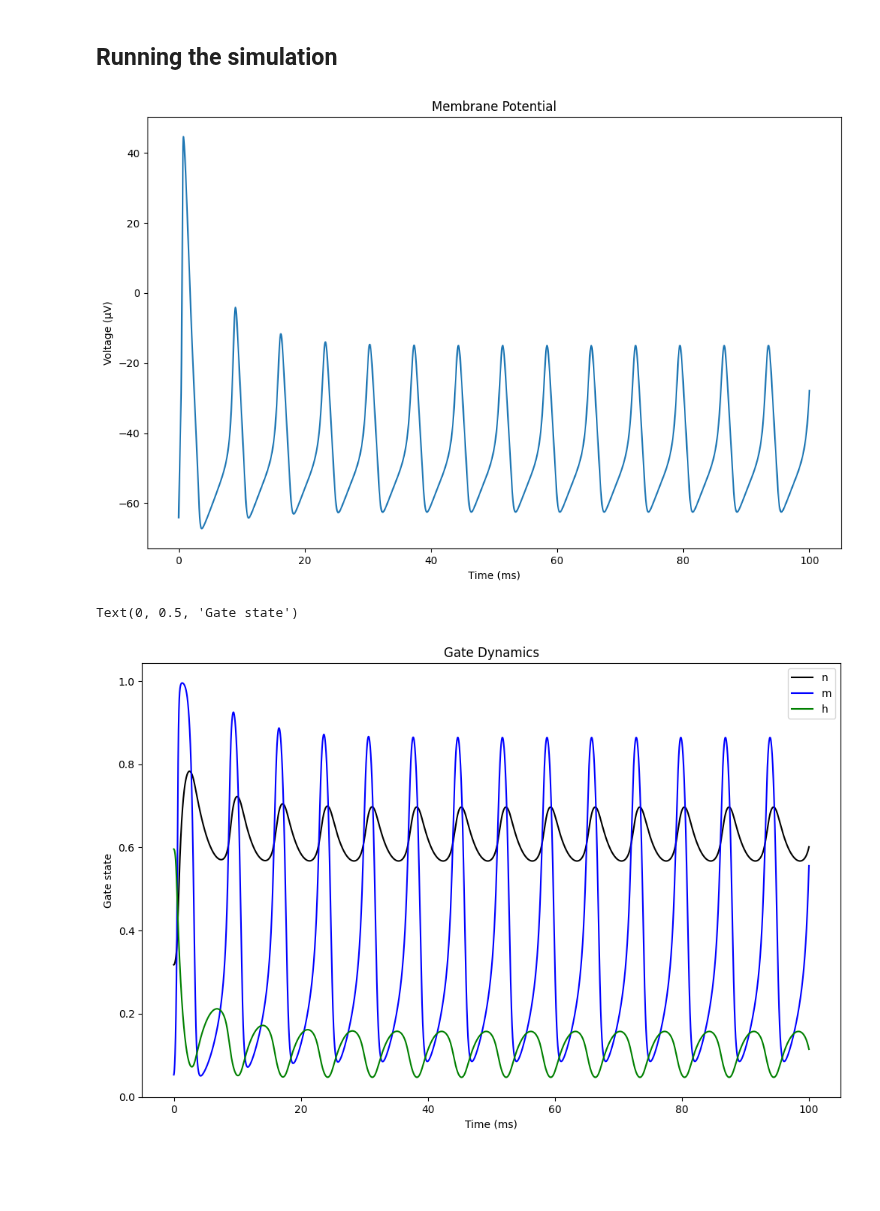
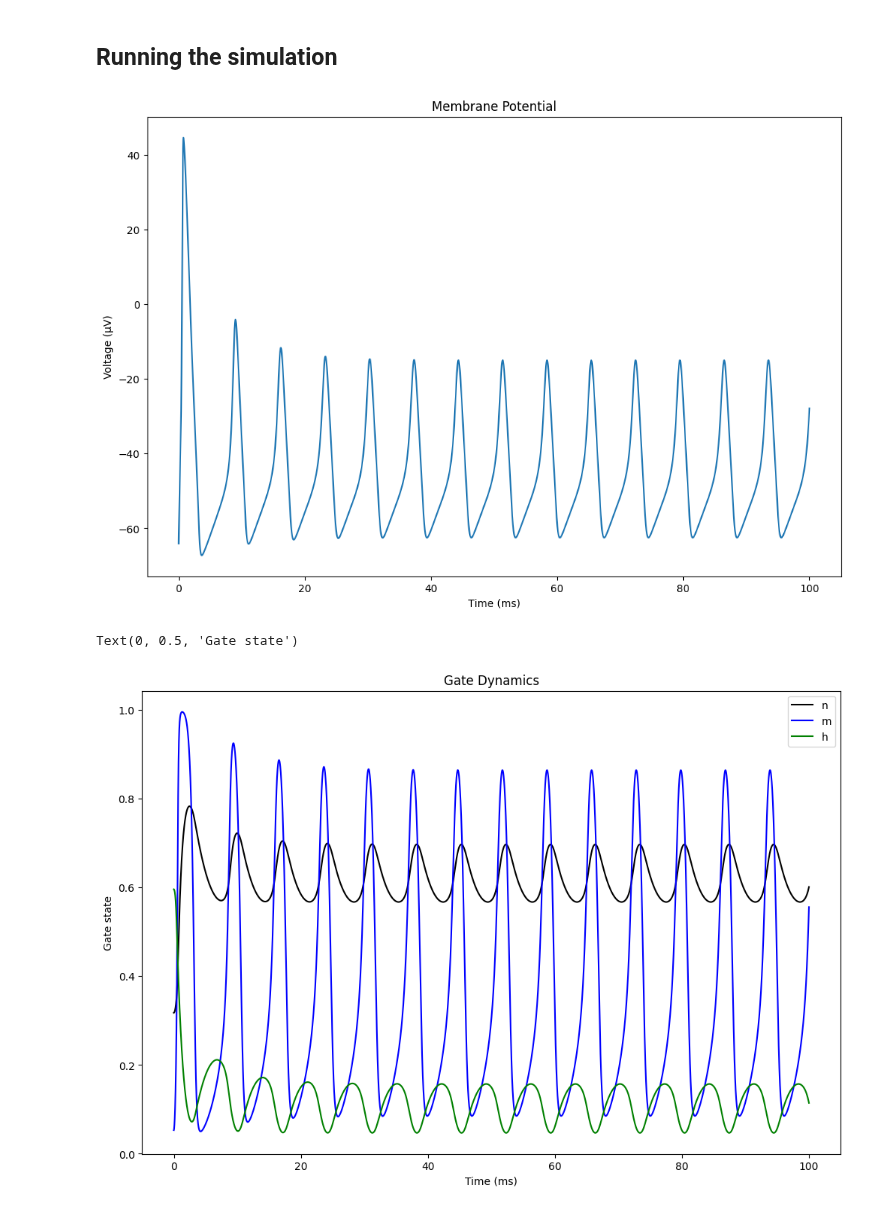
Before and after one commit to OwenJPage/Sheffield-PSY6307-Neural-Dynamics-and-Computation, a Jupyter notebook: biologically_plausible_models/hh_neuron.ipynb, the cells around one changed output. Saved outputs shown, nothing was run; the diff lists cells and outputs as text; code cells hidden in the pictures; blank space fills up the shorter version.

Commit message:
Graphs

```diff
--- a/biologically_plausible_models/hh_neuron.ipynb
+++ b/biologically_plausible_models/hh_neuron.ipynb
@@ -129,17 +129,17 @@ for i, t in enumerate(t_range):
     m_hist[i] = m
     h_hist[i] = h
 # %%
-fig1 = plt.figure(figsize=(12, 7.5))
+fig1 = plt.figure(figsize=(12, 8))
 ax1 = plt.axes()
 
 ax1.plot(t_range, v_hist)
 ax1.set_title("Membrane Potential")
 ax1.set_xlabel("Time (ms)")
 ax1.set_ylabel("Voltage (μV)");
 # %% [output]
-[figure, old version]
+[figure, new version]
 # %%
-fig2 = plt.figure(figsize=(12, 7.5))
+fig2 = plt.figure(figsize=(12, 8))
 ax2 = plt.axes()
 
 # TODO: Colour-blind accessibility
@@ -152,4 +152,4 @@ ax2.set_xlabel("Time (ms)")
 ax2.set_ylabel("Gate state")
 # %% [output]
 Text(0, 0.5, 'Gate state')
-[figure, old version]
+[figure, new version]
```
Also changed, not shown: parts of 3 cells of this notebook, 2 other files.
